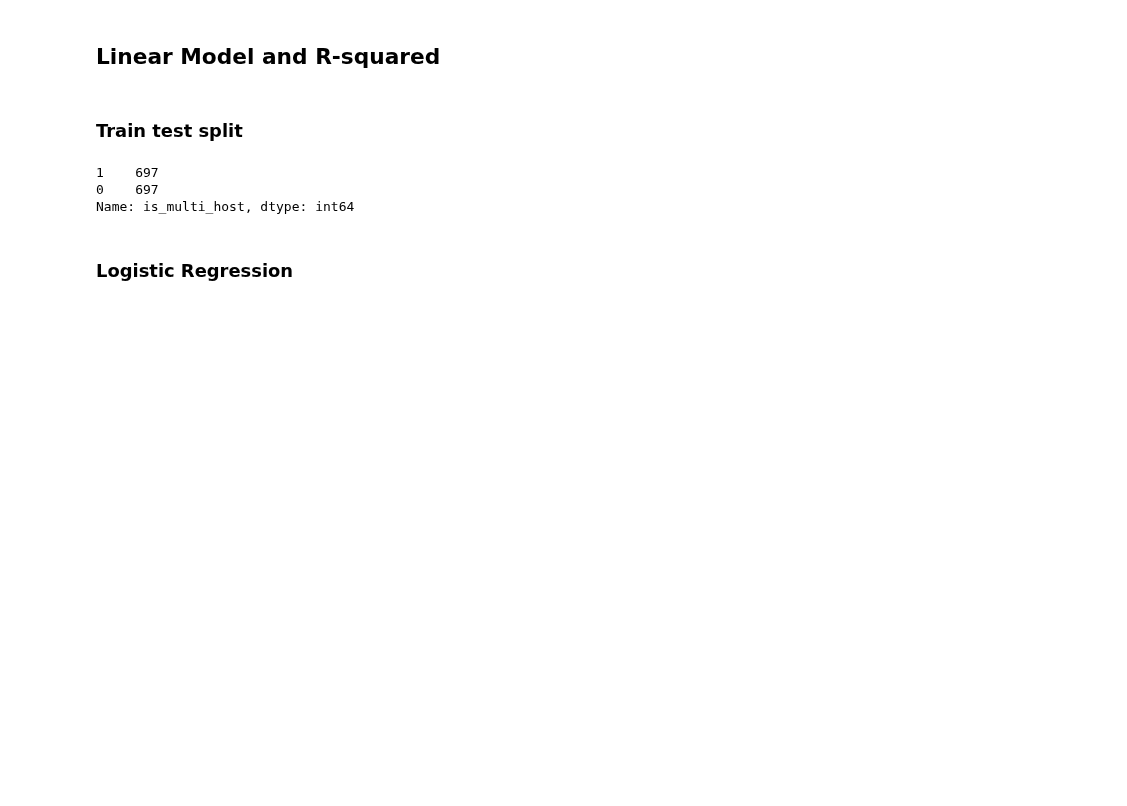
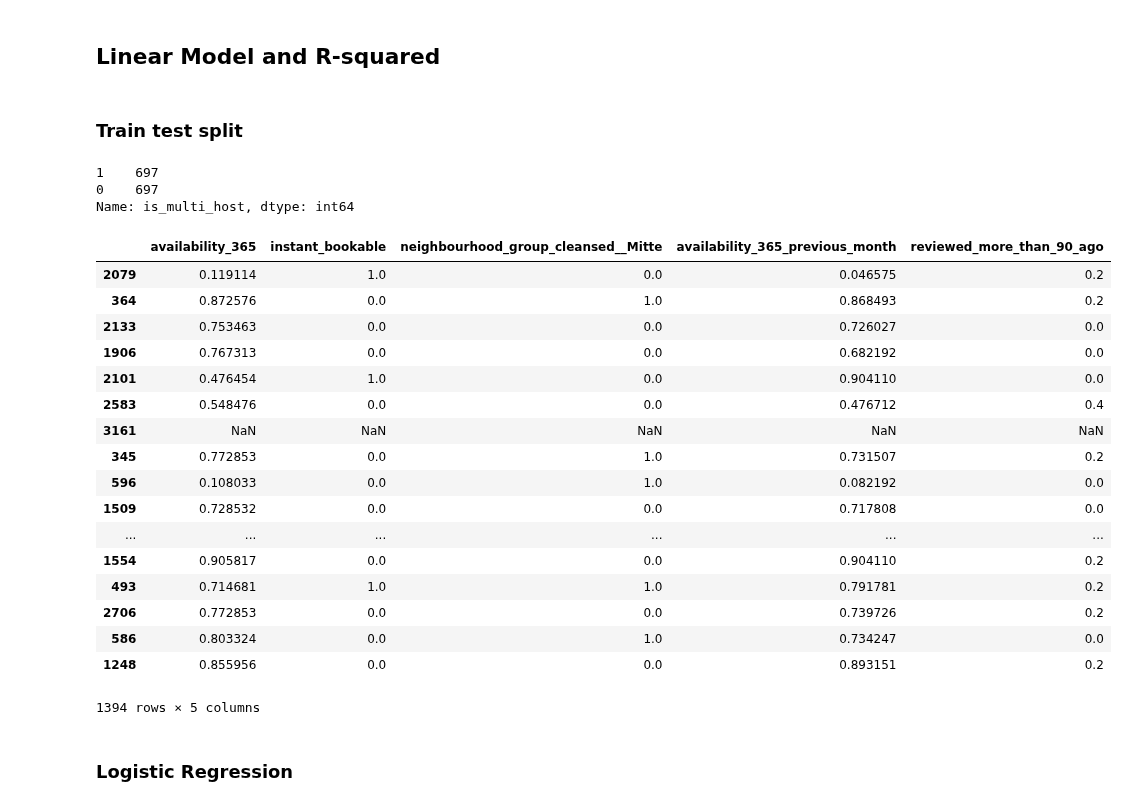
Before and after one commit to clementlefevre/udacity_ML, a Jupyter notebook: capstone_project/src/python/Exploratory Data Analysis.ipynb, the cells around one changed output. Cells and saved outputs as stored; diff of their text form; code cells hidden in the pictures; blank space fills up the shorter version.

```diff
--- a/capstone_project/src/python/Exploratory Data Analysis.ipynb
+++ b/capstone_project/src/python/Exploratory Data Analysis.ipynb
@@ -205,3 +209,24 @@ X_test = scaler.transform(X_test)
+# %%
+X
+# %% [output]
+|  | availability_365 | instant_bookable | neighbourhood_group_cleansed__Mitte | availability_365_previous_month | reviewed_more_than_90_ago |
+| 2079 | 0.119114 | 1.0 | 0.0 | 0.046575 | 0.2 |
+| 364 | 0.872576 | 0.0 | 1.0 | 0.868493 | 0.2 |
+| 2133 | 0.753463 | 0.0 | 0.0 | 0.726027 | 0.0 |
+| 1906 | 0.767313 | 0.0 | 0.0 | 0.682192 | 0.0 |
+| 2101 | 0.476454 | 1.0 | 0.0 | 0.904110 | 0.0 |
+| 2583 | 0.548476 | 0.0 | 0.0 | 0.476712 | 0.4 |
+| 3161 | NaN | NaN | NaN | NaN | NaN |
+| 345 | 0.772853 | 0.0 | 1.0 | 0.731507 | 0.2 |
+| 596 | 0.108033 | 0.0 | 1.0 | 0.082192 | 0.0 |
+| 1509 | 0.728532 | 0.0 | 0.0 | 0.717808 | 0.0 |
+| ... | ... | ... | ... | ... | ... |
+| 1554 | 0.905817 | 0.0 | 0.0 | 0.904110 | 0.2 |
+| 493 | 0.714681 | 1.0 | 1.0 | 0.791781 | 0.2 |
+| 2706 | 0.772853 | 0.0 | 0.0 | 0.739726 | 0.2 |
+| 586 | 0.803324 | 0.0 | 1.0 | 0.734247 | 0.0 |
+| 1248 | 0.855956 | 0.0 | 0.0 | 0.893151 | 0.2 |
+1394 rows × 5 columns
 # %%
 def cv_optimize(clf, parameters, Xtrain, ytrain, n_folds=5):
     gs = GridSearchCV(clf, param_grid=params, cv=n_folds, n_jobs=-1,scoring="recall")
```
Also changed, not shown: parts of 10 cells of this notebook, 5 other files.
